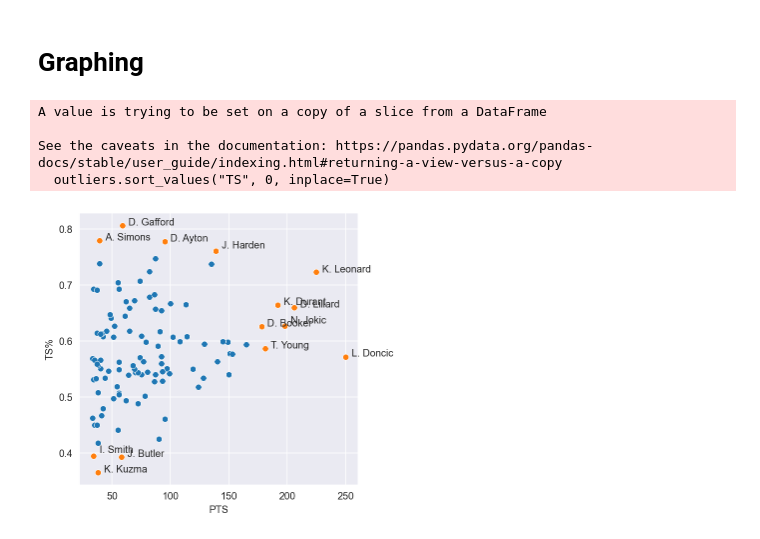
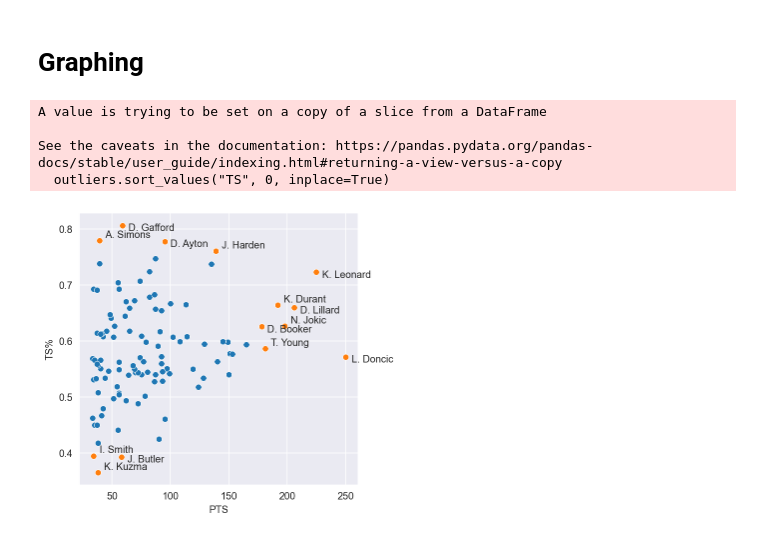
Before and after one commit to victorcoelh/NBAStatsBR, a Jupyter notebook: main.ipynb, the cells around one changed output. Saved outputs shown, nothing was run; the diff lists cells and outputs as text; code cells hidden in the pictures.

```diff
--- a/main.ipynb
+++ b/main.ipynb
@@ -83,27 +83,27 @@ outliers.shape
 # %%
 sns.set_style("darkgrid")
 fig, ax = plt.subplots(figsize=(5, 5))
 ax.set(xlabel='PTS', ylabel='TS%')
-abacate = (0.5, 0,5, 0.5, -1)
+abacate = (0.5, -1)
 sns.scatterplot(ax=ax, data=data, x='PTS', y='TS')
 sns.scatterplot(ax=ax, data=outliers, x='PTS', y='TS')
 
 # decision hyperplane plotting
 
 # name plotting
 for i in range(outliers.shape[0]):
     outliers.sort_values("TS", 0, inplace=True)
     x_pos = outliers["PTS"].iloc[i] + 5
-    y_pos = outliers["TS"].iloc[i] + abacate[i % 4] * 0.001
+    y_pos = outliers["TS"].iloc[i] + abacate[i % 2] * 0.01
     names = outliers['PLAYER_NAME'].iloc[i].split(" ")
     names[0] = names[0][0] + '.'
     last_names = ' '.join(names)
     ax.annotate(text=last_names, xy=(x_pos, y_pos), xycoords='data')
 
 plt.savefig("output/player_playoff_scoring", dpi=300)
 # %% [output]
 A value is trying to be set on a copy of a slice from a DataFrame
 
 See the caveats in the documentation: https://pandas.pydata.org/pandas-docs/stable/user_guide/indexing.html#returning-a-view-versus-a-copy
   outliers.sort_values("TS", 0, inplace=True)
-[figure, old version]
+[figure, new version]
```
Also changed, not shown: 2 other files.
